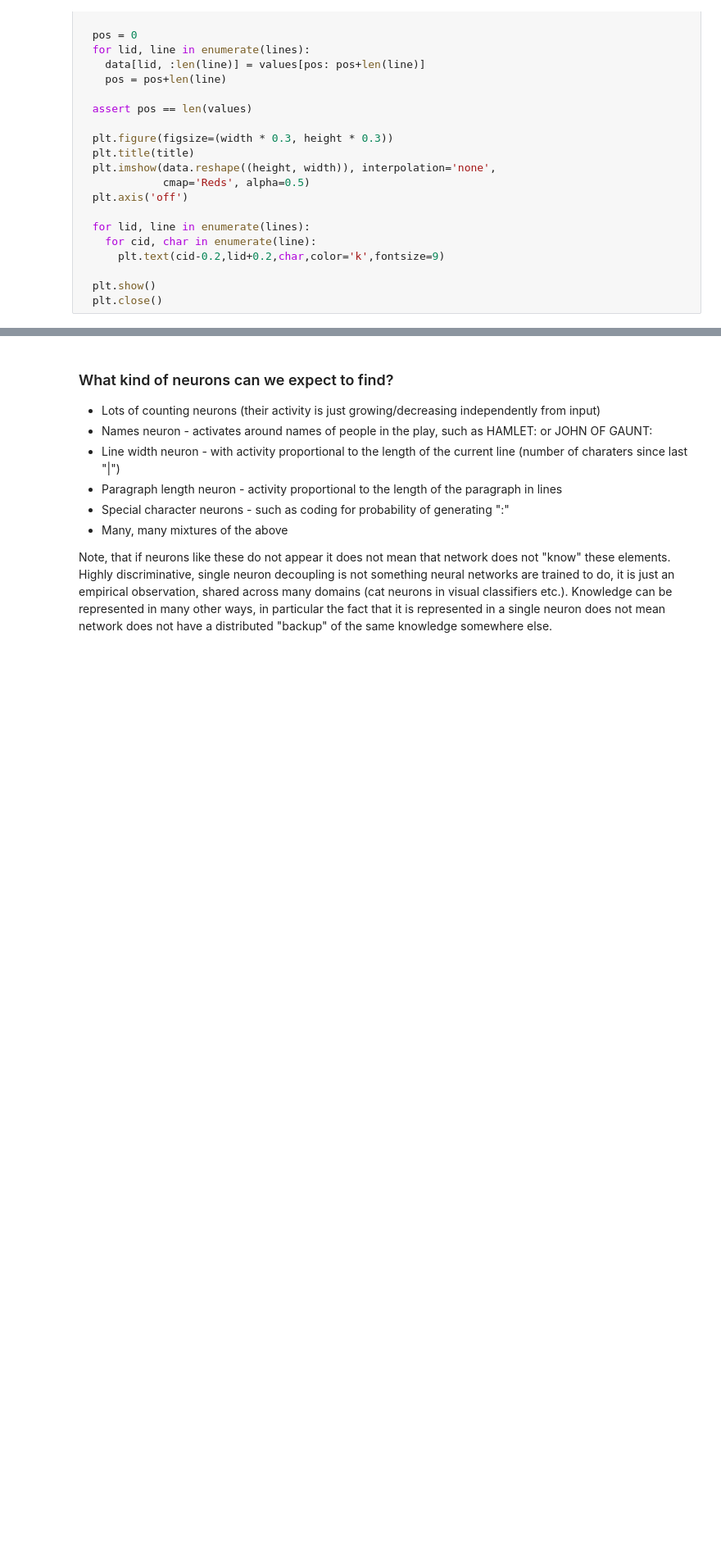
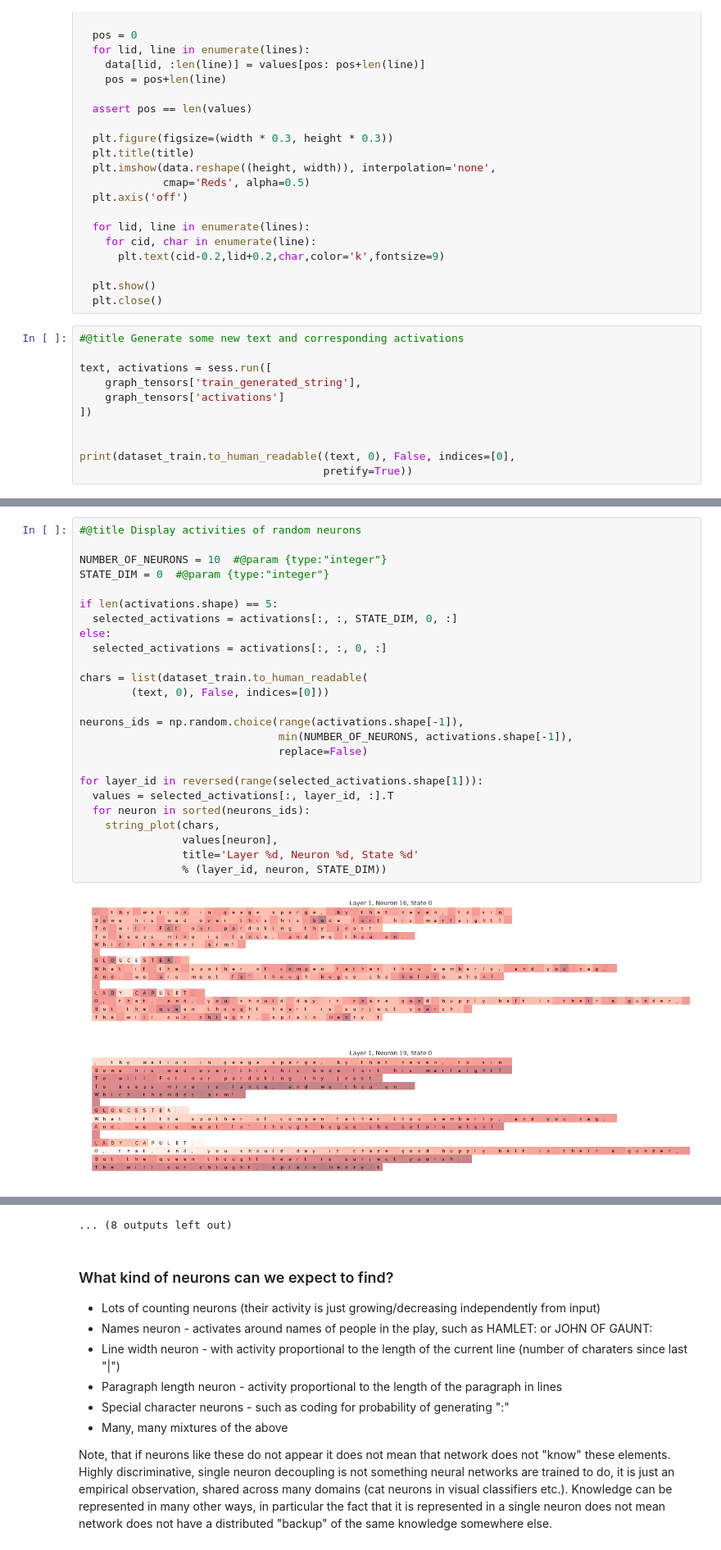
Before and after one commit to asorici/NN-labs, a Jupyter notebook: Lab4-RNN/RNN-working.ipynb, the cells around one changed output, grey strips where cells are left out. Shown at 82% size. Saved outputs shown, nothing was run; the diff lists cells and outputs as text; blank space fills up the shorter version.

```diff
--- a/Lab4-RNN/RNN-working.ipynb
+++ b/Lab4-RNN/RNN-working.ipynb
@@ -472,3 +1011,14 @@ def string_plot(chars, values, title=None):
 
   plt.show()
   plt.close()
+# %%
+#@title Generate some new text and corresponding activations
+
+text, activations = sess.run([
+    graph_tensors['train_generated_string'],
+    graph_tensors['activations']
+])
+
+
+print(dataset_train.to_human_readable((text, 0), False, indices=[0],
+                                      pretify=True))
@@ -474,0 +1040,28 @@ def string_plot(chars, values, title=None):
+# %%
+#@title Display activities of random neurons
+
+NUMBER_OF_NEURONS = 10  #@param {type:"integer"}
+STATE_DIM = 0  #@param {type:"integer"}
+
+if len(activations.shape) == 5:
+  selected_activations = activations[:, :, STATE_DIM, 0, :]
+else:
+  selected_activations = activations[:, :, 0, :]
+
+chars = list(dataset_train.to_human_readable(
+        (text, 0), False, indices=[0]))
+
+neurons_ids = np.random.choice(range(activations.shape[-1]),
+                               min(NUMBER_OF_NEURONS, activations.shape[-1]),
+                               replace=False)
+
+for layer_id in reversed(range(selected_activations.shape[1])):
+  values = selected_activations[:, layer_id, :].T
+  for neuron in sorted(neurons_ids):
+    string_plot(chars,
+                values[neuron],
+                title='Layer %d, Neuron %d, State %d'
+                % (layer_id, neuron, STATE_DIM))
+# %% [output]
+[figure, added]
+[figure, added]
@@ -475,3 +1078,4 @@ def string_plot(chars, values, title=None):
+... (8 outputs left out)
 # %% [markdown]
 ### What kind of neurons can we expect to find?
 
```
Also changed, not shown: parts of 10 cells of this notebook.
